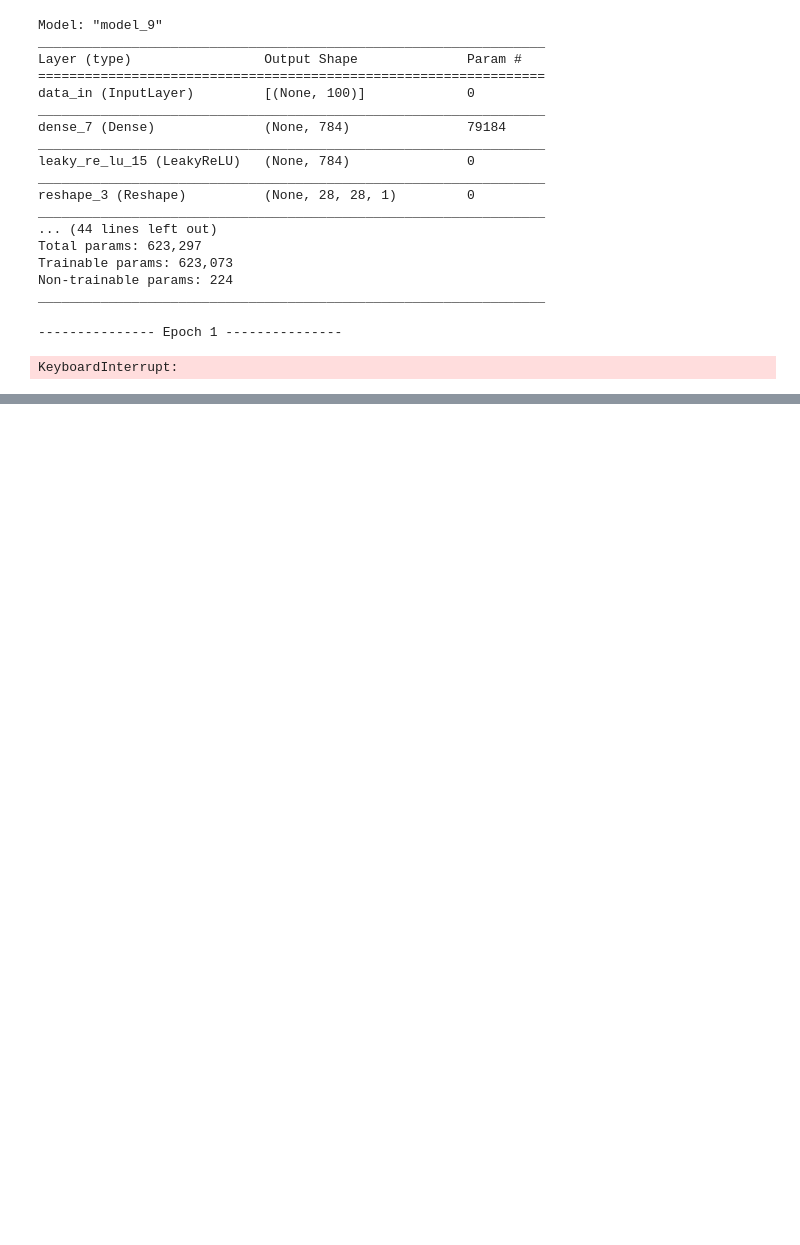
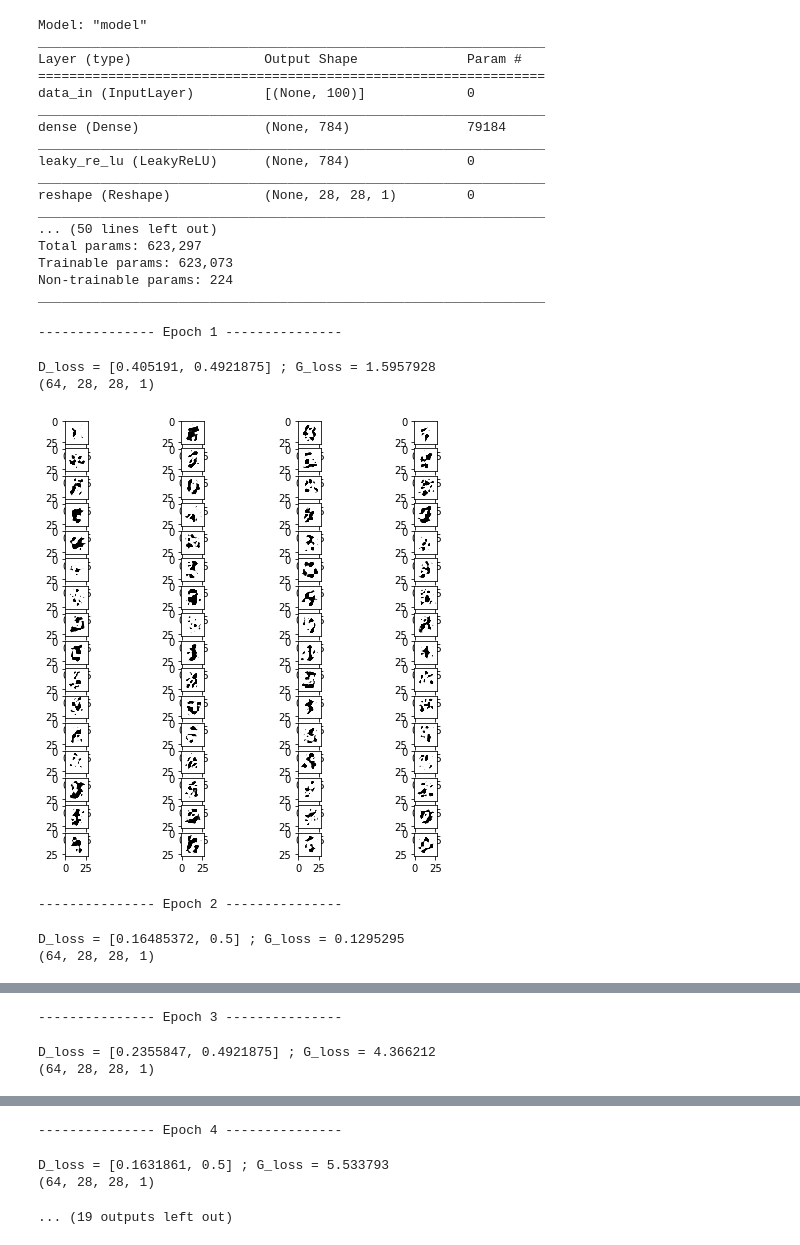
Before and after one commit to EParisot/GAN_Keras, a Jupyter notebook: GAN_Keras.ipynb, the cells around one changed output, grey strips where cells are left out. Cells and saved outputs as stored; diff of their text form; code cells hidden in the pictures; blank space fills up the shorter version.

```diff
--- a/GAN_Keras.ipynb
+++ b/GAN_Keras.ipynb
@@ -244,11 +247,11 @@ def build_2D_gan(generator, discriminator, rand_shape):
     gan_output = discriminator(x)
 
     gan = Model(inputs=[gan_input], outputs=[gan_output])
-    gan.compile(loss="binary_crossentropy", optimizer="adadelta")
+    gan.compile(loss="binary_crossentropy", optimizer="adam", metrics=['accuracy'])
 
     return gan
 # %%
-def train_2D_gan(dataset, rand_param_size=100, epochs=10, batch_size=32, show_img=True):
+def train_2D_gan(dataset, rand_param_size=100, width=64, epochs=10, batch_size=32, show_img=True):
     np.random.seed(10)
     # Load data
     x_train = load_2D_data(dataset)
@@ -258,8 +261,8 @@ def train_2D_gan(dataset, rand_param_size=100, epochs=10, batch_size=32, show_im
     batch_count = int(x_train.shape[0] / batch_size)
 
     # Build models
-    generator = build_2D_generator(rand_shape, output_shape)
-    discriminator = build_2D_discriminator(output_shape)
+    generator = build_2D_generator(rand_shape, output_shape, width)
+    discriminator = build_2D_discriminator(output_shape, width)
     gan = build_2D_gan(generator, discriminator, rand_shape)
 
     # Train for each epoch
@@ -279,47 +282,53 @@ def train_2D_gan(dataset, rand_param_size=100, epochs=10, batch_size=32, show_im
             y_dis[:batch_size] = 0.9
             # Discriminator train step
             discriminator.trainable = True
-            discriminator.train_on_batch(X, y_dis)
+            d_loss = discriminator.train_on_batch(X, y_dis)
             # Build new seeds and "real" labels
             seeds = np.random.normal(0, 1, size=[batch_size, rand_param_size])
             y_gen = np.ones(batch_size)
             # Generator train step
             discriminator.trainable = False
-            gan.train_on_batch(seeds, y_gen)
-
-    if show_img:
-        # build fake images
-        visu_seeds = np.random.normal(0, 1, size=[batch_size, rand_param_size])
-        built_images = generator.predict(visu_seeds)
-        built_images = built_images.reshape(built_images.shape[0], int(np.sqrt(built_images.shape[1])), int(np.sqrt(built_images.shape[1])))
-        # plot generated images
-        fig = plt.figure(figsize=(8, 8))
-        columns = 4
-        rows = batch_size / columns
-        for i, img in enumerate(built_images):
-            if i + 1 > 0 and i < columns * rows:
-                fig.add_subplot(rows, columns, i+1)
-                plt.imshow(img, cmap="Greys")
-        plt.show()
+            g_loss = gan.train_on_batch(seeds, y_gen)
+        print("D_loss = %s ; G_loss = %s" % (d_loss, g_loss))
+        if show_img:
+            # build fake images
+            visu_seeds = np.random.normal(0, 1, size=[batch_size, rand_param_size])
+            built_images = generator.predict(visu_seeds)
+            print(built_images.shape)
+            built_images = built_images.reshape(built_images.shape[0], built_images.shape[1], built_images.shape[2])
+            # plot generated images
+            fig = plt.figure(figsize=(8, 8))
+            columns = 4
+            rows = batch_size / columns
+            for i, img in enumerate(built_images):
+                if i + 1 > 0 and i < columns * rows:
+                    fig.add_subplot(rows, columns, i+1)
+                    plt.imshow(img, cmap="Greys")
+            plt.show()
 # %%
-train_2D_gan("mnist", rand_param_size=100, epochs=2, batch_size=64, show_img=True)
+train_2D_gan("mnist", rand_param_size=100, epochs=10, batch_size=64, show_img=True)
 # %% [output]
-Model: "model_9"
+Model: "model"
 _________________________________________________________________
 Layer (type)                 Output Shape              Param #
 =================================================================
 data_in (InputLayer)         [(None, 100)]             0
 _________________________________________________________________
-dense_7 (Dense)              (None, 784)               79184
+dense (Dense)                (None, 784)               79184
 _________________________________________________________________
-leaky_re_lu_15 (LeakyReLU)   (None, 784)               0
+leaky_re_lu (LeakyReLU)      (None, 784)               0
 _________________________________________________________________
-reshape_3 (Reshape)          (None, 28, 28, 1)         0
+reshape (Reshape)            (None, 28, 28, 1)         0
 _________________________________________________________________
-... (44 lines left out)
+... (50 lines left out)
 Total params: 623,297
 Trainable params: 623,073
 Non-trainable params: 224
 _________________________________________________________________
 --------------- Epoch 1 ---------------
-KeyboardInterrupt:
+D_loss = [0.405191, 0.4921875] ; G_loss = 1.5957928
+(64, 28, 28, 1)
+[figure, added]
+--------------- Epoch 2 ---------------
+D_loss = [0.16485372, 0.5] ; G_loss = 0.1295295
+(64, 28, 28, 1)
@@ -325,0 +336,3 @@ KeyboardInterrupt:
+--------------- Epoch 3 ---------------
+D_loss = [0.2355847, 0.4921875] ; G_loss = 4.366212
+(64, 28, 28, 1)
@@ -325,0 +340,4 @@ KeyboardInterrupt:
+--------------- Epoch 4 ---------------
+D_loss = [0.1631861, 0.5] ; G_loss = 5.533793
+(64, 28, 28, 1)
+... (19 outputs left out)
```
Also changed, not shown: parts of 13 cells of this notebook.
